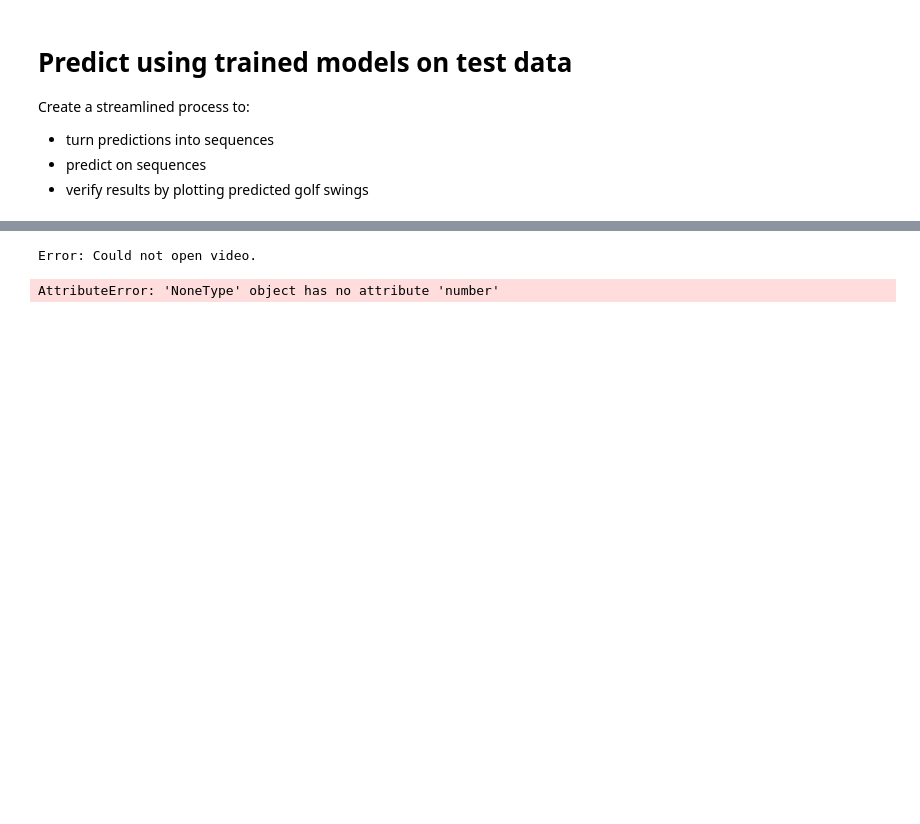
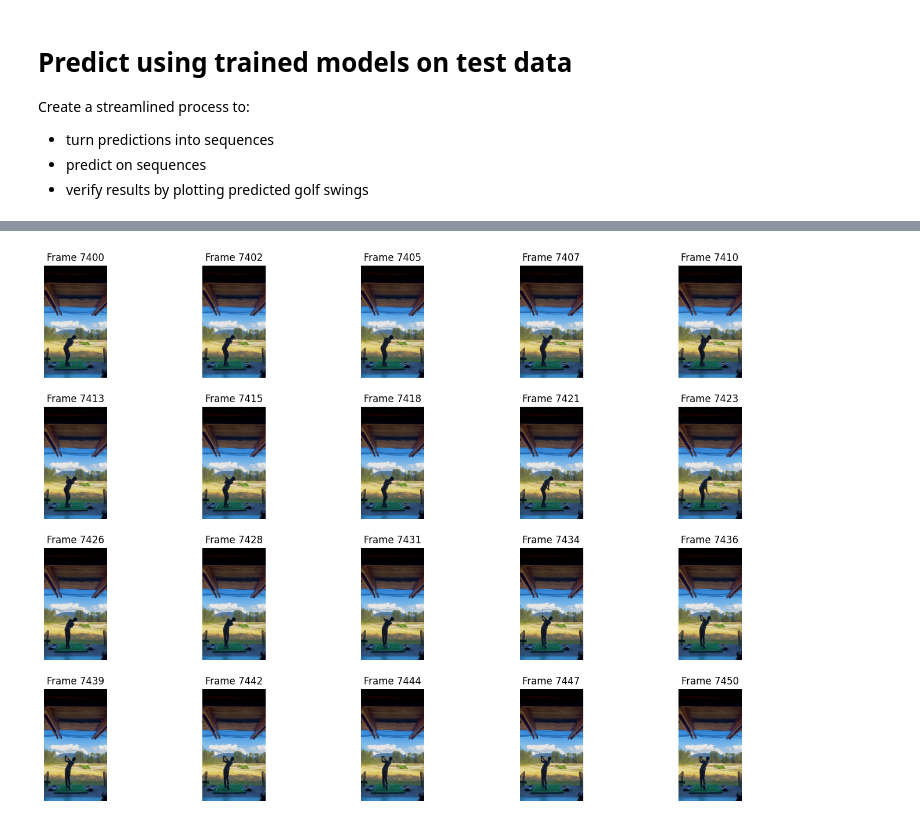
Before and after one commit to simonryu328/Golf-Swing-Extractor, a Jupyter notebook: 05_predict.ipynb, the cells around one changed output, grey strips where cells are left out. Drawn from its saved outputs; the diff is of its cells as text; code cells hidden in the pictures; blank space fills up the shorter version.

```diff
--- a/05_predict.ipynb
+++ b/05_predict.ipynb
@@ -254,9 +319,8 @@ if not cap.isOpened():
 # %%
 plotter.combined_plot(
-    start_frame=1000,
-    end_frame=3000,
-    num_frames=10
+    start_frame=7400,
+    end_frame=7450,
+    num_frames=20
 )
 # %% [output]
-Error: Could not open video.
-AttributeError: 'NoneType' object has no attribute 'number'
+[figure, added]
```
Also changed, not shown: parts of 5 cells of this notebook, 2 other files.
